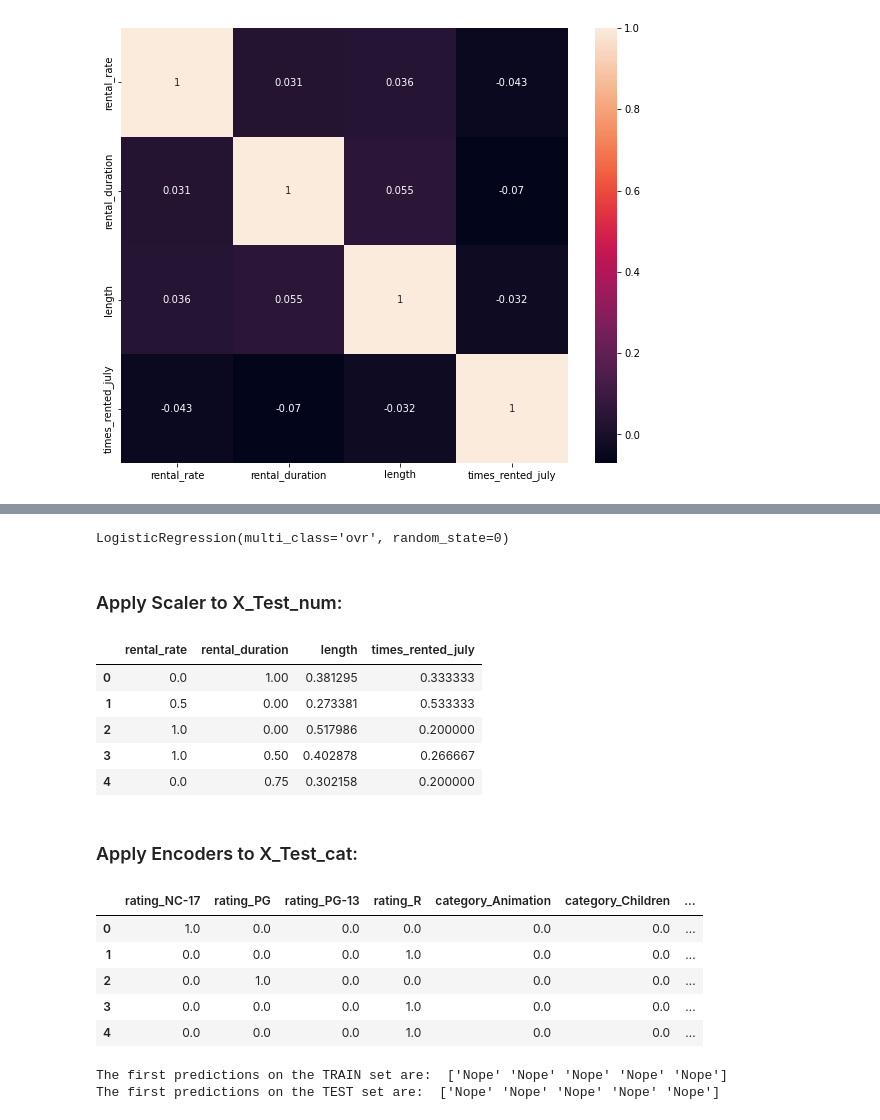
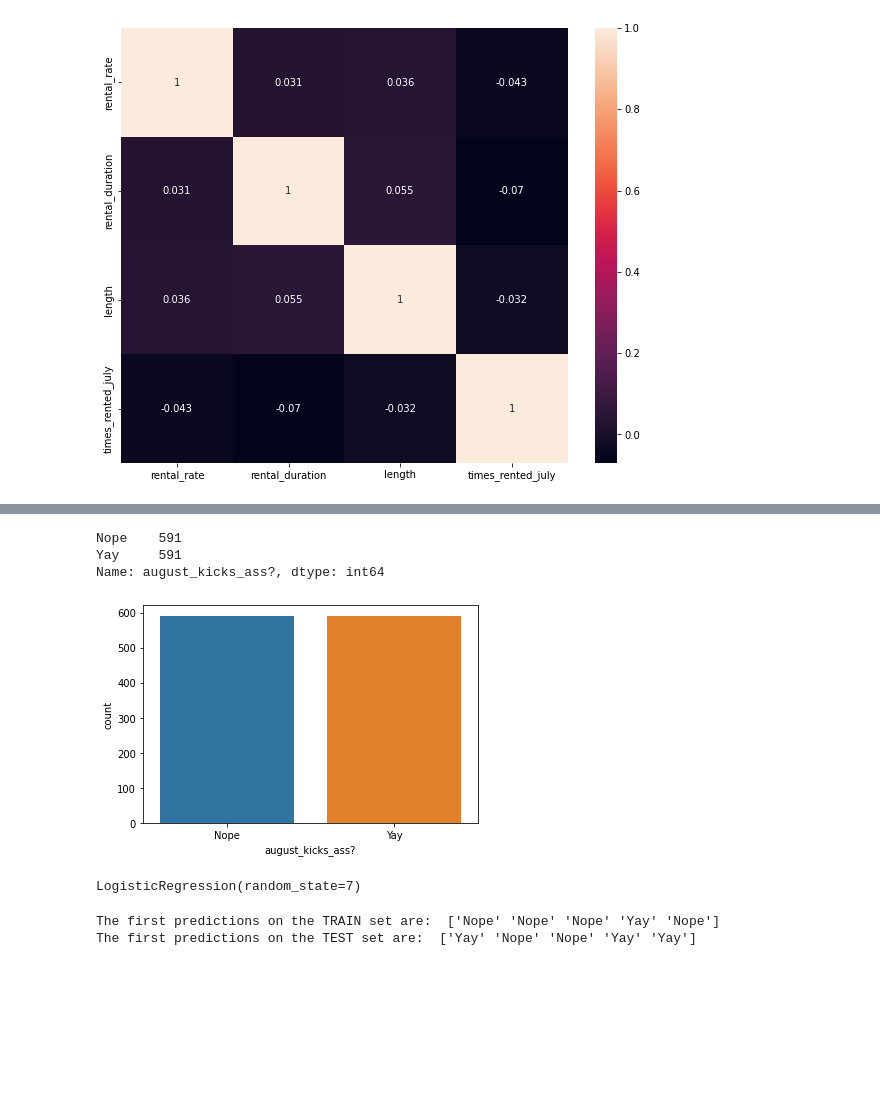
Before and after one commit to hectorfa17/lab-predictions-logistic-regression, a Jupyter notebook: LogisticRegression-HectorFontenla.ipynb, the cells around one changed output, grey strips where cells are left out. Drawn from its saved outputs; the diff is of its cells as text; code cells hidden in the pictures; blank space fills up the shorter version.

```diff
--- a/LogisticRegression-HectorFontenla.ipynb
+++ b/LogisticRegression-HectorFontenla.ipynb
@@ -335 +394,4 @@ plt.show()
+# %%
+X_train_treated_df = pd.concat([X_train_num, X_train_encoded_df], axis=1)
+X_test_treated_df = pd.concat([X_test_num, X_test_encoded_df], axis=1)
 # %% [markdown]
@@ -337,2 +399,14 @@ plt.show()
 # %%
 from sklearn.preprocessing import MinMaxScaler
+
+#X_train:
+transformer = MinMaxScaler()
+transformer.fit(X_train_treated_df.values)
+X_train_scaled = transformer.transform(X_train_treated_df.values)
+X_train_scaled_df = pd.DataFrame(X_train_scaled, columns=X_train_treated_df.columns)
+display(X_train_scaled_df.head())
+
+#X_test:
+X_test_scaled = transformer.transform(X_test_treated_df.values)
+X_test_scaled_df = pd.DataFrame(X_test_scaled, columns=X_test_treated_df.columns)
+display(X_test_scaled_df.head())
@@ -339,8 +427,0 @@ from sklearn.preprocessing import MinMaxScaler
-# %%
-#VERY GOOD when using Logistic Regression:
-
-transformer = MinMaxScaler()
-transformer.fit(X_train_num)
-X_train_scaled = transformer.transform(X_train_num)
-X_train_scaled = pd.DataFrame(X_train_scaled, columns=X_train_num.columns)
-X_train_scaled.head()
@@ -385,0 +432,5 @@ X_train_treated_df = pd.concat([X_train_scaled, X_train_encoded_df], axis=1)
+# %%
+from imblearn.over_sampling import SMOTE
+
+sm = SMOTE(random_state=100,k_neighbors=3)
+X_train_SMOTE, y_train_SMOTE = sm.fit_resample(X_train_scaled,y_train)
@@ -386,34 +449,17 @@ X_train_treated_df = pd.concat([X_train_scaled, X_train_encoded_df], axis=1)
+# %%
+count_classes = y_train_SMOTE['august_kicks_ass?'].value_counts()
+print(count_classes)
+sns.countplot(x = 'august_kicks_ass?', data = y_train_SMOTE);
+plt.show()
+# %% [output]
+Nope    591
+Yay     591
+Name: august_kicks_ass?, dtype: int64
+[figure, added]
 # %%
 from sklearn.linear_model import LogisticRegression
 
-classification = LogisticRegression(random_state=0, solver='lbfgs',
-                  multi_class='ovr')
-classification.fit(X_train_treated_df, y_train)
+classification = LogisticRegression(random_state=7)
+classification.fit(X_train_SMOTE, y_train_SMOTE.values.ravel())
 # %% [output]
-LogisticRegression(multi_class='ovr', random_state=0)
+LogisticRegression(random_state=7)
-# %% [markdown]
-### Apply Scaler to X_Test_num:
-# %%
-X_test_scaled = transformer.transform(X_test_num)
-X_test_scaled = pd.DataFrame(X_test_scaled, columns=X_test_num.columns)
-X_test_scaled.head()
-# %% [output]
-|  | rental_rate | rental_duration | length | times_rented_july |
-| 0 | 0.0 | 1.00 | 0.381295 | 0.333333 |
-| 1 | 0.5 | 0.00 | 0.273381 | 0.533333 |
-| 2 | 1.0 | 0.00 | 0.517986 | 0.200000 |
-| 3 | 1.0 | 0.50 | 0.402878 | 0.266667 |
-| 4 | 0.0 | 0.75 | 0.302158 | 0.200000 |
-# %% [markdown]
-### Apply Encoders to X_Test_cat:
-# %%
-encoded_test_cat = encoder.transform(X_test_cat).toarray()
-onehot_encoded_test_df = pd.DataFrame(encoded_test_cat, columns=cols)
-onehot_encoded_test_df.head()
-# %% [output]
-|  | rating_NC-17 | rating_PG | rating_PG-13 | rating_R | category_Animation | category_Children | ... |
-| 0 | 1.0 | 0.0 | 0.0 | 0.0 | 0.0 | 0.0 | ... |
-| 1 | 0.0 | 0.0 | 0.0 | 1.0 | 0.0 | 0.0 | ... |
-| 2 | 0.0 | 1.0 | 0.0 | 0.0 | 0.0 | 0.0 | ... |
-| 3 | 0.0 | 0.0 | 0.0 | 1.0 | 0.0 | 0.0 | ... |
-| 4 | 0.0 | 0.0 | 0.0 | 1.0 | 0.0 | 0.0 | ... |
@@ -423,9 +466,9 @@ X_test_treated_df = pd.concat([X_test_scaled, onehot_encoded_test_df], axis=1)
 # %%
-y_train_pred = classification.predict(X_train_treated_df)
-y_test_pred  = classification.predict(X_test_treated_df)
+y_train_pred = classification.predict(X_train_SMOTE)
+y_test_pred  = classification.predict(X_test_scaled)
 print("The first predictions on the TRAIN set are: ",y_train_pred[:5])
 print("The first predictions on the TEST set are: ",y_test_pred[:5])
 # %% [output]
-The first predictions on the TRAIN set are:  ['Nope' 'Nope' 'Nope' 'Nope' 'Nope']
-The first predictions on the TEST set are:  ['Nope' 'Nope' 'Nope' 'Nope' 'Nope']
+The first predictions on the TRAIN set are:  ['Nope' 'Nope' 'Nope' 'Yay' 'Nope']
+The first predictions on the TEST set are:  ['Yay' 'Nope' 'Nope' 'Yay' 'Yay']
 # %% [markdown]
```
Also changed, not shown: parts of 88 cells of this notebook.
